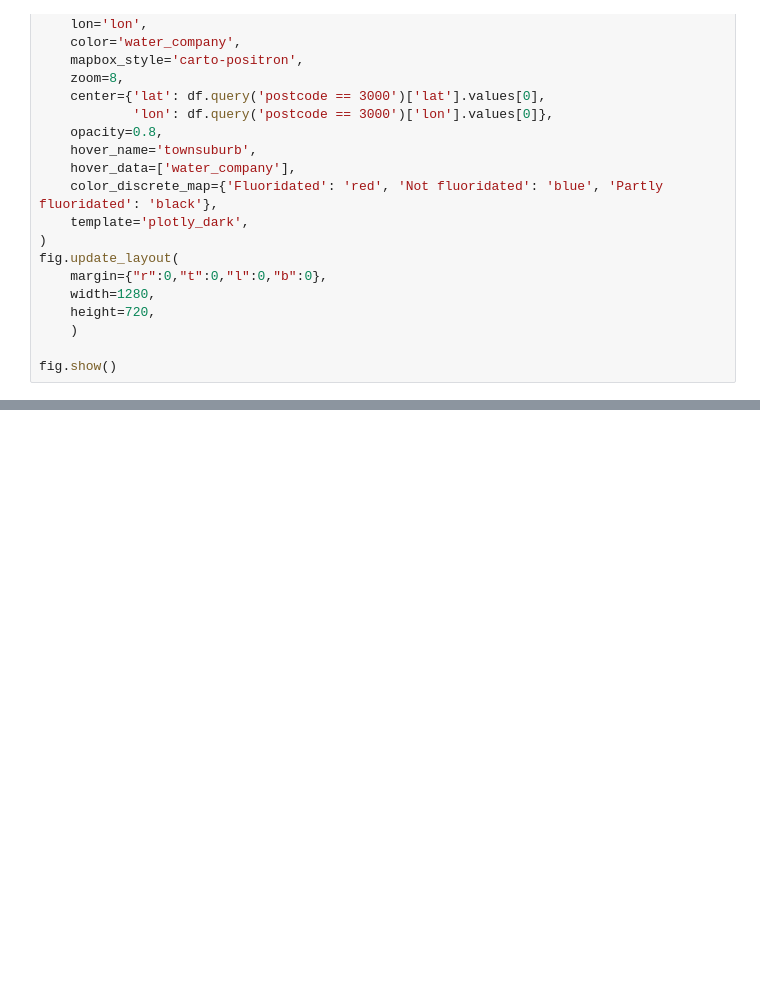
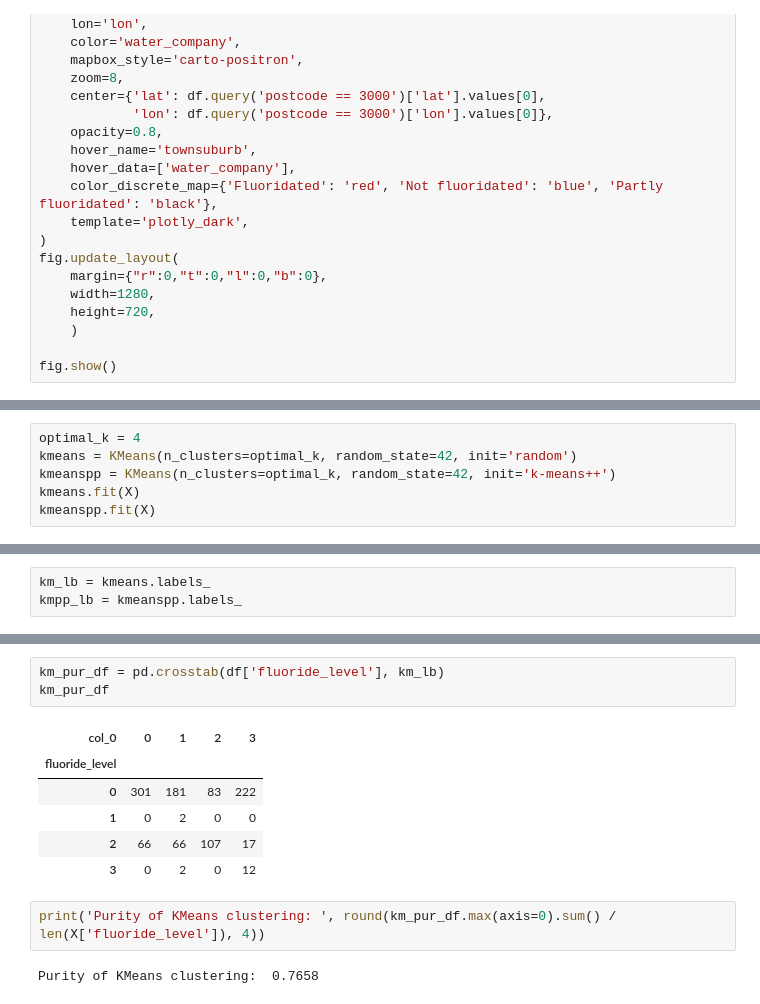
Before and after one commit to tienphatnguyendev/machine-learning-docs, a Jupyter notebook: clustering/notebooks/clustering.ipynb, the cells around one changed output, grey strips where cells are left out. Drawn from its saved outputs; the diff is of its cells as text; blank space fills up the shorter version.

```diff
--- a/clustering/notebooks/clustering.ipynb
+++ b/clustering/notebooks/clustering.ipynb
@@ -351,0 +283,6 @@ Purity score: 0.7431539187913125
+# %%
+optimal_k = 4
+kmeans = KMeans(n_clusters=optimal_k, random_state=42, init='random')
+kmeanspp = KMeans(n_clusters=optimal_k, random_state=42, init='k-means++')
+kmeans.fit(X)
+kmeanspp.fit(X)
@@ -351,0 +291,3 @@ Purity score: 0.7431539187913125
+# %%
+km_lb = kmeans.labels_
+kmpp_lb = kmeanspp.labels_
@@ -351,0 +309,14 @@ Purity score: 0.7431539187913125
+# %%
+km_pur_df = pd.crosstab(df['fluoride_level'], km_lb)
+km_pur_df
+# %% [output]
+| col_0 | 0 | 1 | 2 | 3 |
+| fluoride_level |  |  |  |  |
+| 0 | 301 | 181 | 83 | 222 |
+| 1 | 0 | 2 | 0 | 0 |
+| 2 | 66 | 66 | 107 | 17 |
+| 3 | 0 | 2 | 0 | 12 |
+# %%
+print('Purity of KMeans clustering: ', round(km_pur_df.max(axis=0).sum() / len(X['fluoride_level']), 4))
+# %% [output]
+Purity of KMeans clustering:  0.7658
```
Also changed, not shown: parts of 12 cells of this notebook, 3 other files.
